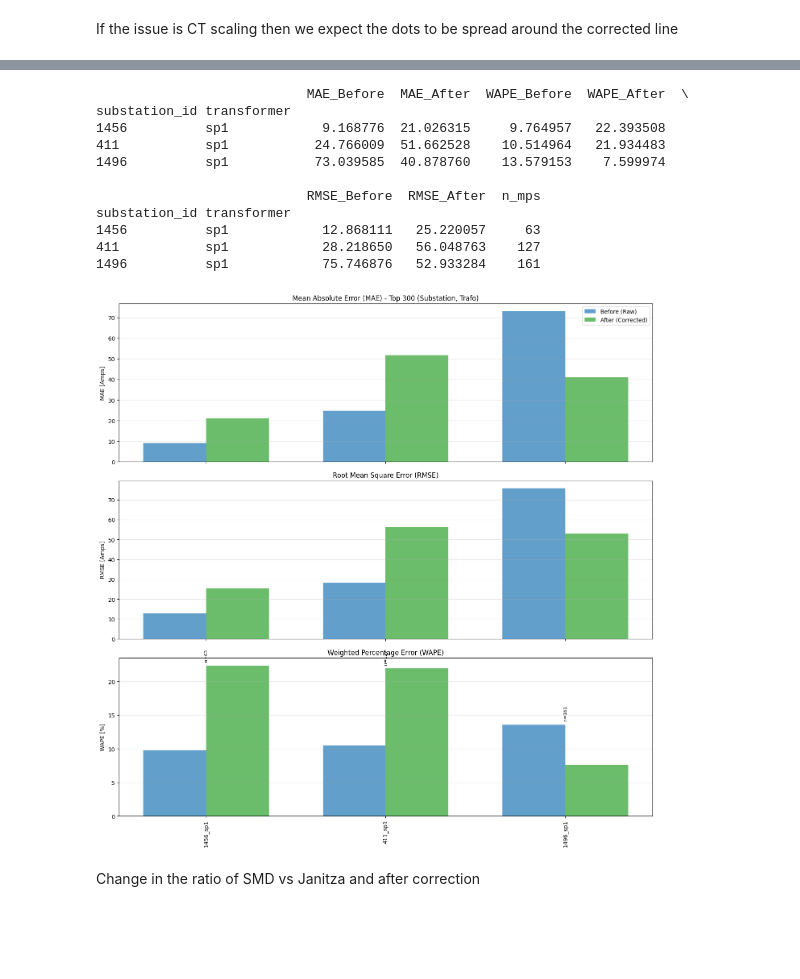
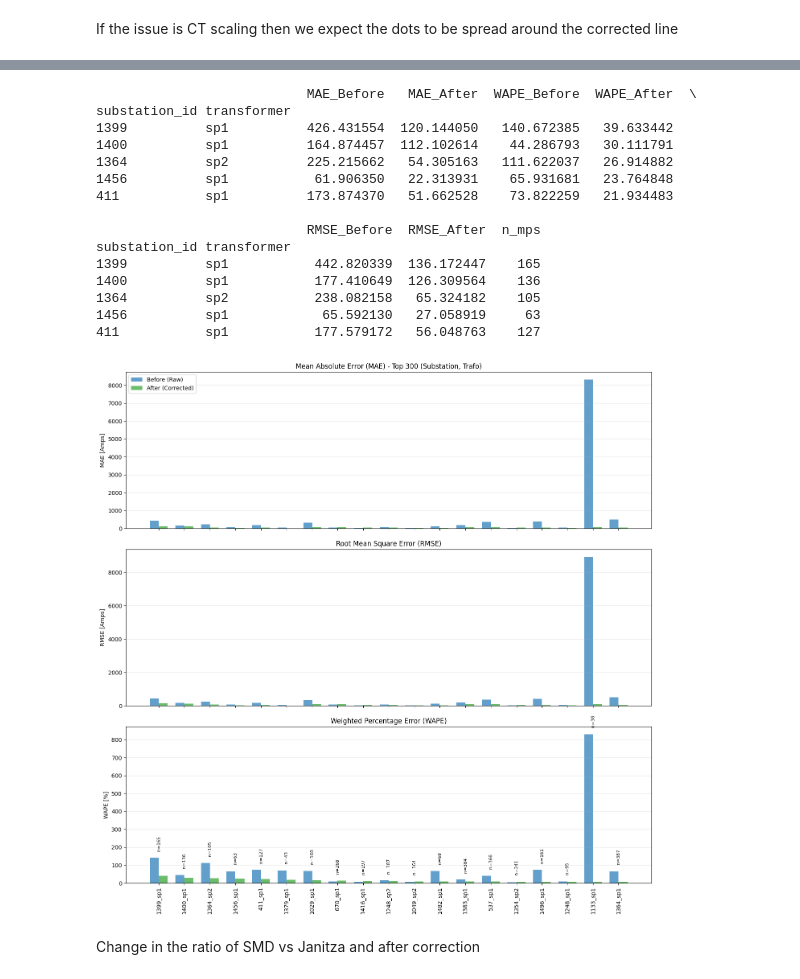
Before and after one commit to MindisBlank/Jasonaq_thesis, a Jupyter notebook: notebooks/ct_ratio_issue.ipynb, the cells around one changed output, grey strips where cells are left out. Drawn from its saved outputs; the diff is of its cells as text; code cells hidden in the pictures; blank space fills up the shorter version.

```diff
--- a/notebooks/ct_ratio_issue.ipynb
+++ b/notebooks/ct_ratio_issue.ipynb
@@ -931,6 +940,9 @@ Duplicate keys in SM good: 0
 # After this merge:
 #   Each row = one 15-min bin for one (substation_id, transformer)
 #   Contains both currents, coverage metadata, etc.
+
+df_sm_good = df_sm_good.rename(columns={"I_a": "Ia_avg", "I_b": "Ib_avg", "I_c": "Ic_avg"})
+
 df_merged = df_sm_good.merge(
     df_jn_good,
     on=["substation_id", "ts","transformer"],
@@ -939,10 +951,10 @@ df_merged = df_sm_good.merge(
     validate="one_to_one"    # safety check: raises if keys aren't 1:1
 )
 # Quick differences (not the final model, but good for debugging & intuition)
-for col in ["I_a", "I_b", "I_c", "I_total"]:
+for col in ["Ia_avg", "Ib_avg", "Ic_avg", "I_total"]:
     df_merged[f"{col}_diff"] = df_merged[f"{col}_sm"] - df_merged[f"{col}_jn"]
 
-df_merged[["I_a_diff", "I_b_diff", "I_c_diff", "I_total_diff"]].describe()
+df_merged[["Ia_avg_diff", "Ib_avg_diff", "Ic_avg_diff", "I_total_diff"]].describe()
 
 print("Merged shape:",df_merged.shape)
 #################################################################################################################
@@ -2212,49 +2344,53 @@ df_metrics_after = calculate_robust_metrics(
 # ==========================================
 # 3. COMBINE & FILTER
 # ==========================================
-cutoff = 1
-min_num = 1
+cutoff = 0.9
+min_num = 10
 
 # Filter Index based on coverage
 valid_ids = df_metrics_before[
     (df_metrics_before["per_completed"] >= cutoff) &
     (df_metrics_before["n_mps"] >= min_num)
 ].index
 
 # Select valid rows
 stats_final = pd.DataFrame({
     "MAE_Before": df_metrics_before.loc[valid_ids, "MAE"],
     "MAE_After":  df_metrics_after.loc[valid_ids, "MAE"],
 
     "WAPE_Before": df_metrics_before.loc[valid_ids, "WAPE"],
     "WAPE_After":  df_metrics_after.loc[valid_ids, "WAPE"],
 
     "RMSE_Before": df_metrics_before.loc[valid_ids, "RMSE"],
     "RMSE_After":  df_metrics_after.loc[valid_ids, "RMSE"],
 
     "n_mps": df_metrics_before.loc[valid_ids, "n_mps"]
 })
 
 # Sort by Improved WAPE
 stats_final = stats_final.sort_values("WAPE_After", ascending=False)
 
 print(stats_final.head())
 
 
 plot_robust_comparison(stats_final)
 # %% [output]
-                           MAE_Before  MAE_After  WAPE_Before  WAPE_After  \
+                           MAE_Before   MAE_After  WAPE_Before  WAPE_After  \
 substation_id transformer
-1456          sp1            9.168776  21.026315     9.764957   22.393508
-411           sp1           24.766009  51.662528    10.514964   21.934483
-1496          sp1           73.039585  40.878760    13.579153    7.599974
+1399          sp1          426.431554  120.144050   140.672385   39.633442
+1400          sp1          164.874457  112.102614    44.286793   30.111791
+1364          sp2          225.215662   54.305163   111.622037   26.914882
+1456          sp1           61.906350   22.313931    65.931681   23.764848
+411           sp1          173.874370   51.662528    73.822259   21.934483
 
                            RMSE_Before  RMSE_After  n_mps
 substation_id transformer
-1456          sp1            12.868111   25.220057     63
-411           sp1            28.218650   56.048763    127
-1496          sp1            75.746876   52.933284    161
+1399          sp1           442.820339  136.172447    165
+1400          sp1           177.410649  126.309564    136
+1364          sp2           238.082158   65.324182    105
+1456          sp1            65.592130   27.058919     63
+411           sp1           177.579172   56.048763    127
-[figure, old version]
+[figure, new version]
 # %% [markdown]
 Change in the ratio of SMD vs Janitza and after correction
 # %% [markdown]
```
Also changed, not shown: parts of 8 cells of this notebook, 8 other files.
